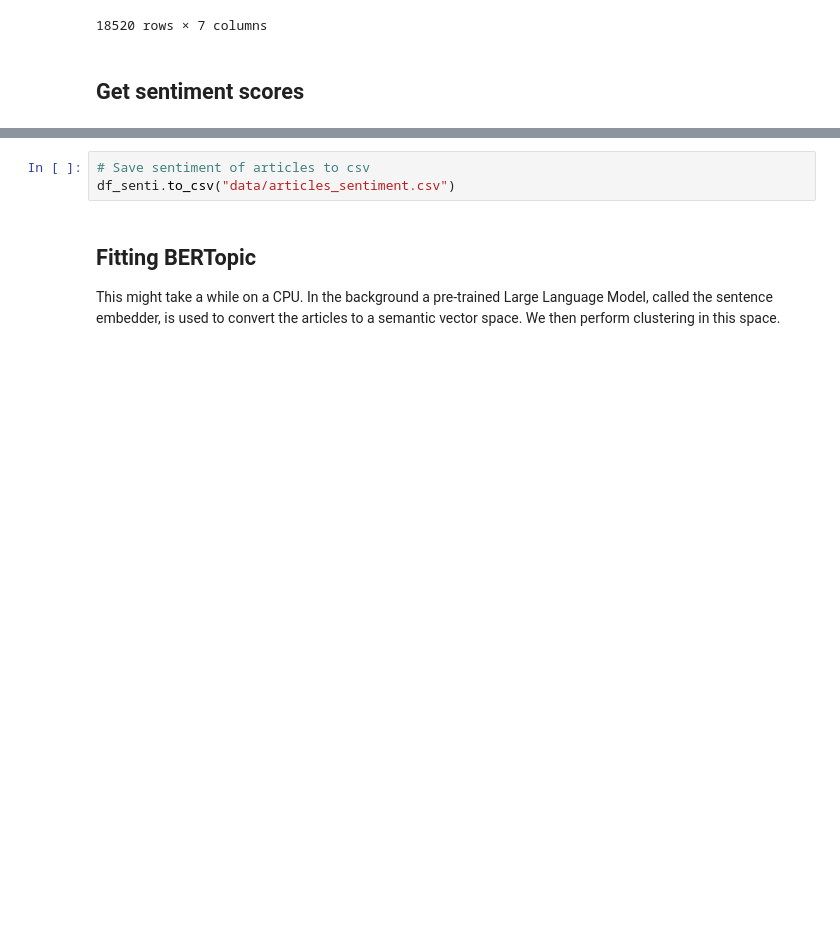
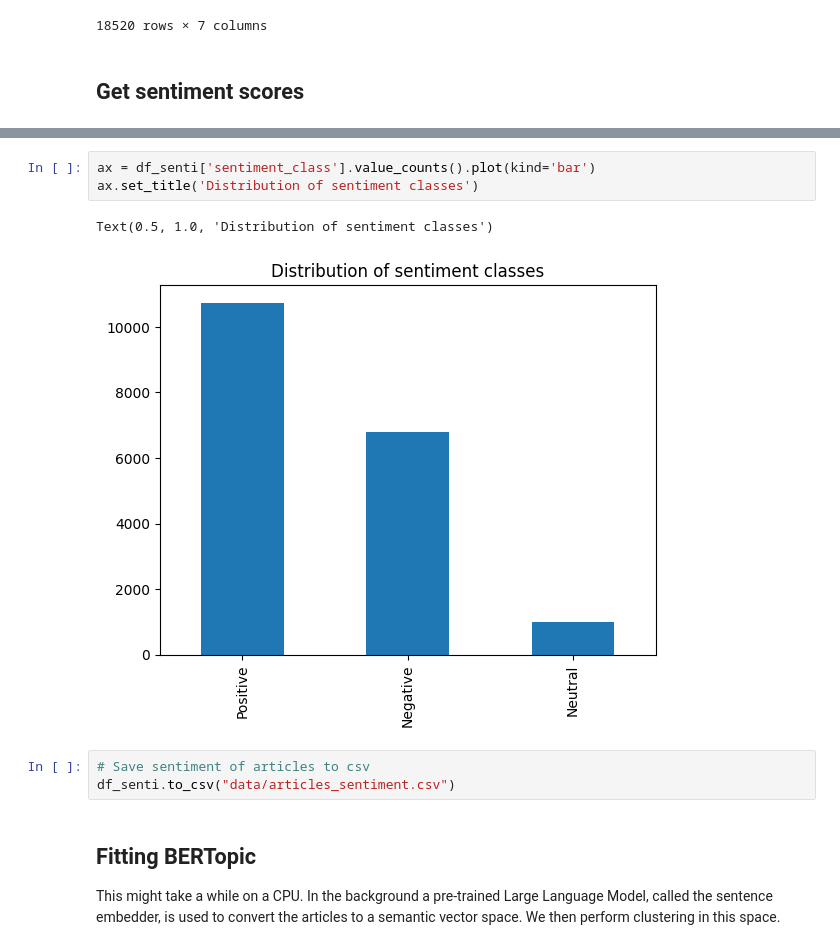
Before and after one commit to isavgt/JBG060-DC3-Group-12, a Jupyter notebook: topic_modelling.ipynb, the cells around one changed output, grey strips where cells are left out. Drawn from its saved outputs; the diff is of its cells as text; blank space fills up the shorter version.

```diff
--- a/topic_modelling.ipynb
+++ b/topic_modelling.ipynb
@@ -233,3 +249,9 @@ Name: senti_score, Length: 18520, dtype: float64
+# %%
+ax = df_senti['sentiment_class'].value_counts().plot(kind='bar')
+ax.set_title('Distribution of sentiment classes')
+# %% [output]
+Text(0.5, 1.0, 'Distribution of sentiment classes')
+[figure, added]
 # %%
 # Save sentiment of articles to csv
 df_senti.to_csv("data/articles_sentiment.csv")
```
Also changed, not shown: parts of 8 cells of this notebook, 1 other file.
